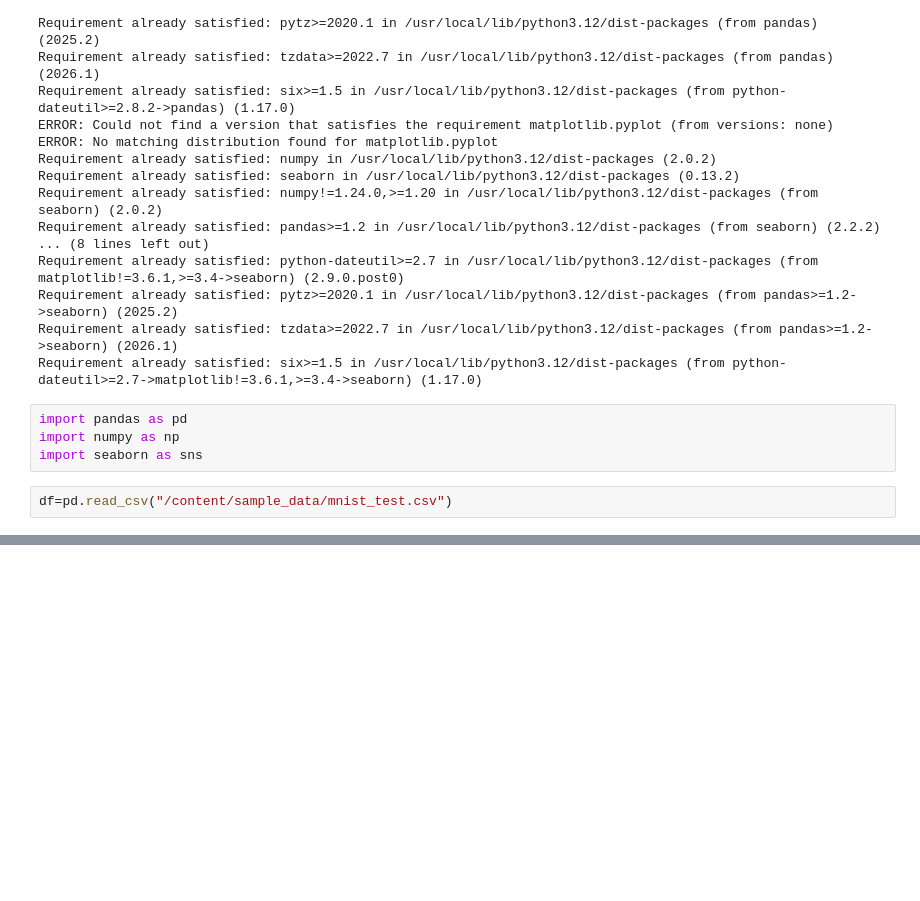
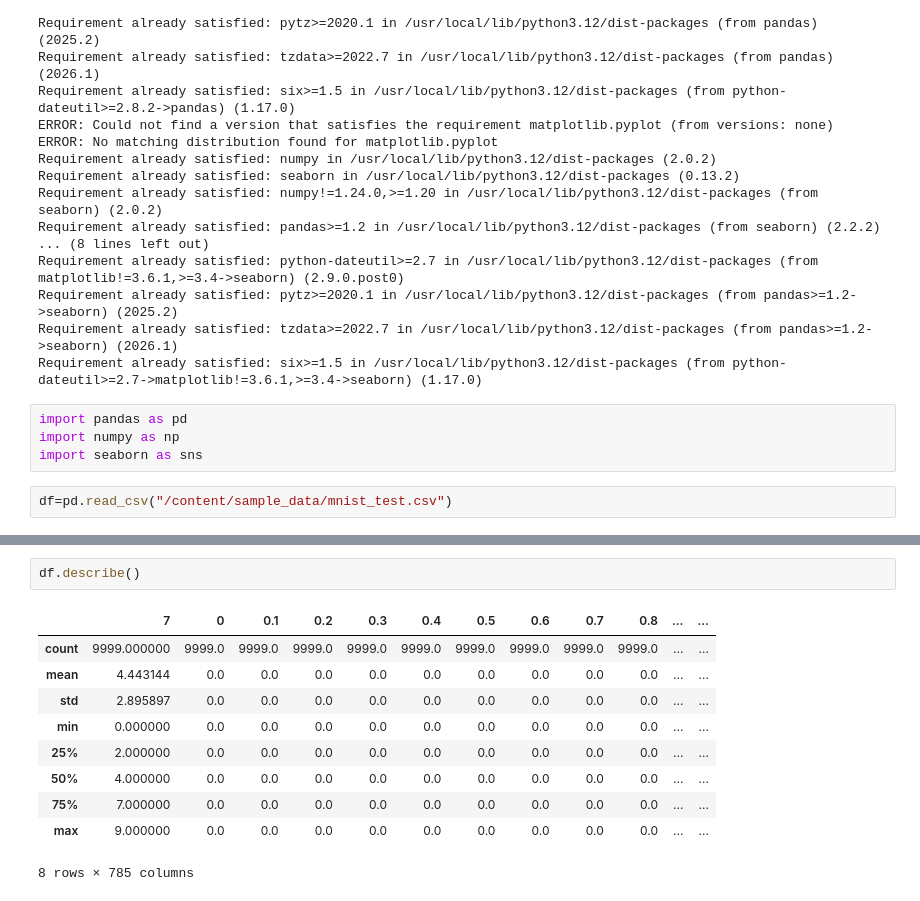
Before and after one commit to RabiaA-arif/First-ML-Avalon.AI-Cohort, a Jupyter notebook: TPU.ipynb, the cells around one changed output, grey strips where cells are left out. Drawn from its saved outputs; the diff is of its cells as text; blank space fills up the shorter version.

```diff
--- a/TPU.ipynb
+++ b/TPU.ipynb
@@ -33,0 +50,13 @@ df=pd.read_csv("/content/sample_data/mnist_test.csv")
+# %%
+df.describe()
+# %% [output]
+|  | 7 | 0 | 0.1 | 0.2 | 0.3 | 0.4 | 0.5 | 0.6 | 0.7 | 0.8 | ... | ... |
+| count | 9999.000000 | 9999.0 | 9999.0 | 9999.0 | 9999.0 | 9999.0 | 9999.0 | 9999.0 | 9999.0 | 9999.0 | ... | ... |
+| mean | 4.443144 | 0.0 | 0.0 | 0.0 | 0.0 | 0.0 | 0.0 | 0.0 | 0.0 | 0.0 | ... | ... |
+| std | 2.895897 | 0.0 | 0.0 | 0.0 | 0.0 | 0.0 | 0.0 | 0.0 | 0.0 | 0.0 | ... | ... |
+| min | 0.000000 | 0.0 | 0.0 | 0.0 | 0.0 | 0.0 | 0.0 | 0.0 | 0.0 | 0.0 | ... | ... |
+| 25% | 2.000000 | 0.0 | 0.0 | 0.0 | 0.0 | 0.0 | 0.0 | 0.0 | 0.0 | 0.0 | ... | ... |
+| 50% | 4.000000 | 0.0 | 0.0 | 0.0 | 0.0 | 0.0 | 0.0 | 0.0 | 0.0 | 0.0 | ... | ... |
+| 75% | 7.000000 | 0.0 | 0.0 | 0.0 | 0.0 | 0.0 | 0.0 | 0.0 | 0.0 | 0.0 | ... | ... |
+| max | 9.000000 | 0.0 | 0.0 | 0.0 | 0.0 | 0.0 | 0.0 | 0.0 | 0.0 | 0.0 | ... | ... |
+8 rows × 785 columns
```
Also changed, not shown: parts of 1 cell of this notebook.
